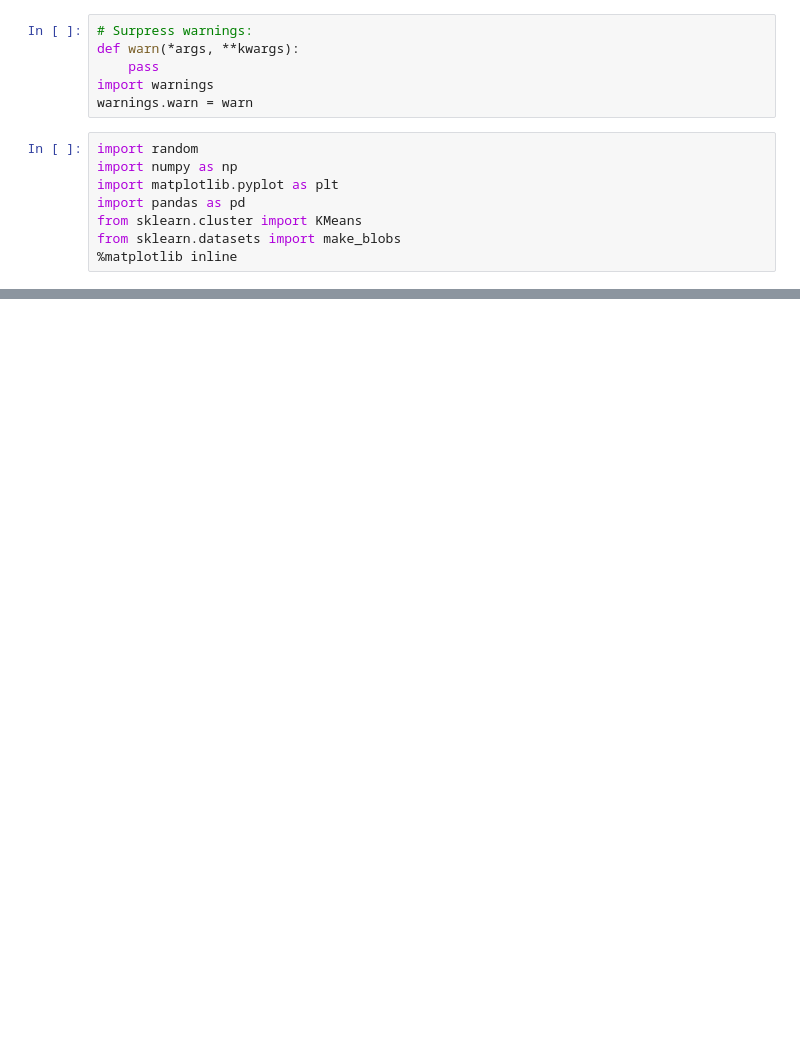
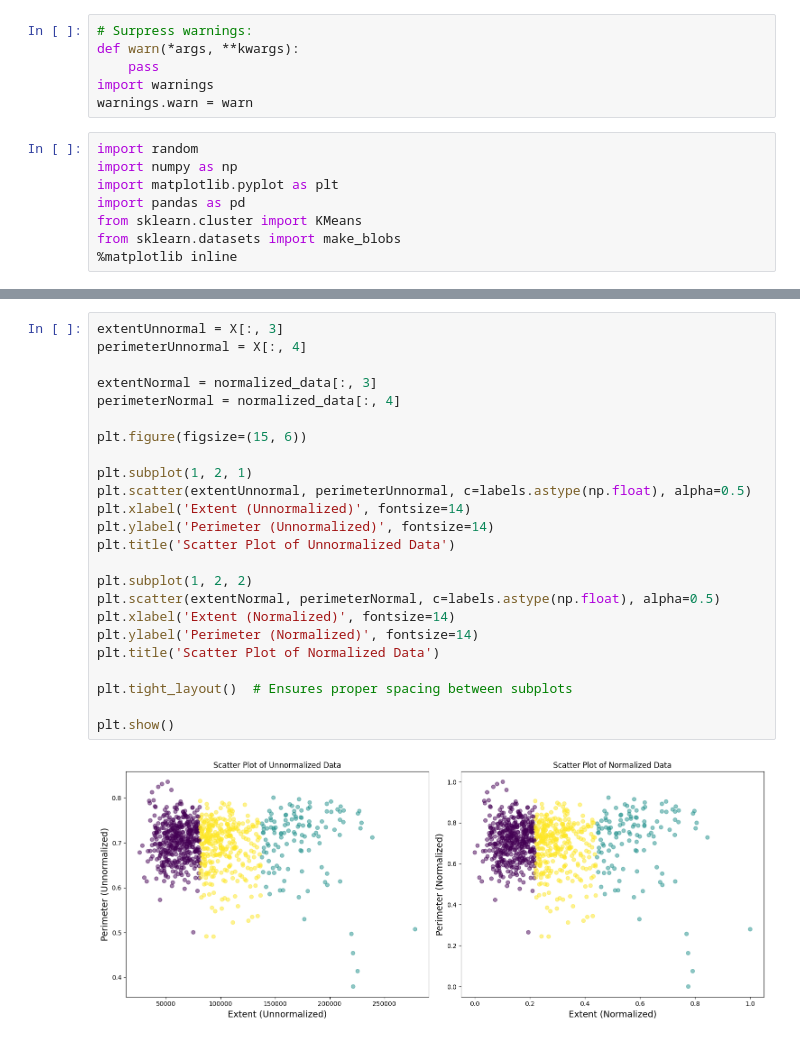
Before and after one commit to RafiPibe/KMeansClustering, a Jupyter notebook: 5025211074_MachineLearning.ipynb, the cells around one changed output, grey strips where cells are left out. Cells and saved outputs as stored; diff of their text form; blank space fills up the shorter version.

```diff
--- a/5025211074_MachineLearning.ipynb
+++ b/5025211074_MachineLearning.ipynb
@@ -34,0 +132,26 @@ data
+# %%
+extentUnnormal = X[:, 3]
+perimeterUnnormal = X[:, 4]
+
+extentNormal = normalized_data[:, 3]
+perimeterNormal = normalized_data[:, 4]
+
+plt.figure(figsize=(15, 6))
+
+plt.subplot(1, 2, 1)
+plt.scatter(extentUnnormal, perimeterUnnormal, c=labels.astype(np.float), alpha=0.5)
+plt.xlabel('Extent (Unnormalized)', fontsize=14)
+plt.ylabel('Perimeter (Unnormalized)', fontsize=14)
+plt.title('Scatter Plot of Unnormalized Data')
+
+plt.subplot(1, 2, 2)
+plt.scatter(extentNormal, perimeterNormal, c=labels.astype(np.float), alpha=0.5)
+plt.xlabel('Extent (Normalized)', fontsize=14)
+plt.ylabel('Perimeter (Normalized)', fontsize=14)
+plt.title('Scatter Plot of Normalized Data')
+
+plt.tight_layout()  # Ensures proper spacing between subplots
+
+plt.show()
+# %% [output]
+[figure, added]
```
Also changed, not shown: parts of 11 cells of this notebook.
